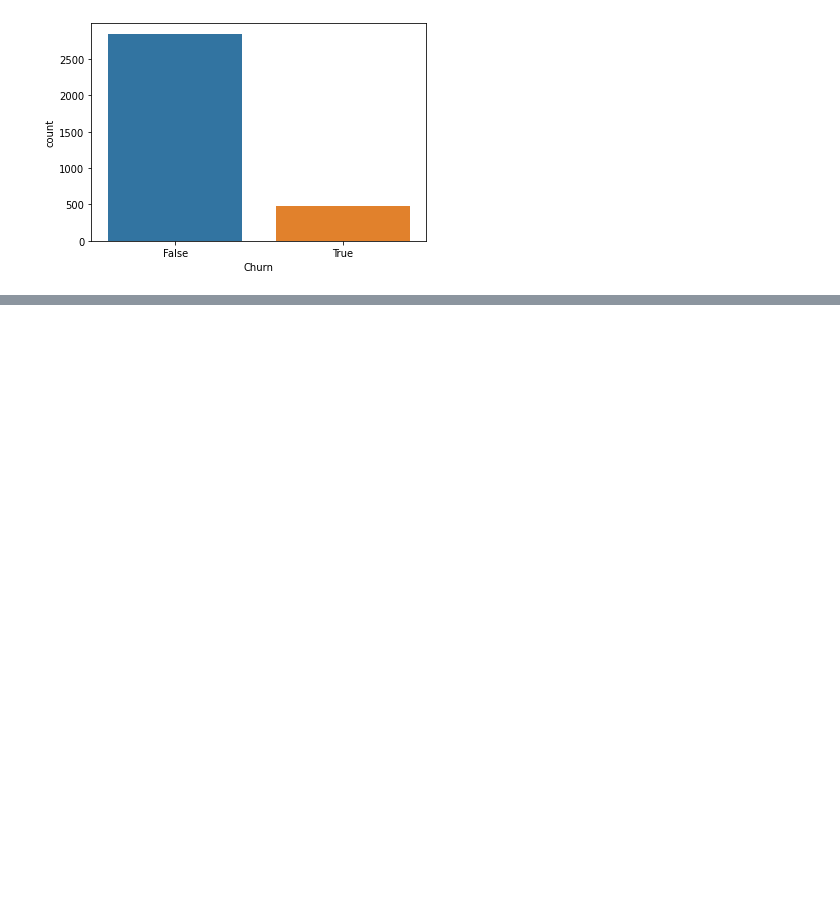
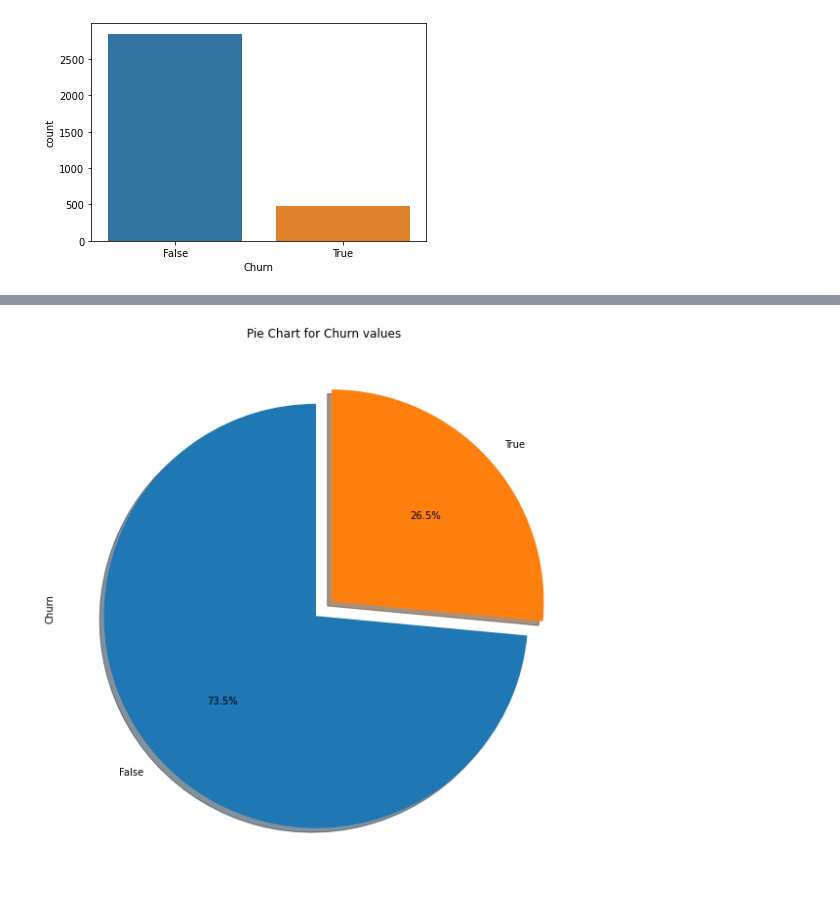
Before and after one commit to Anant-DS/EDA--Telecom_churn, a Jupyter notebook: Telecom churn analysis_AP.ipynb, the cells around one changed output, grey strips where cells are left out. Saved outputs shown, nothing was run; the diff lists cells and outputs as text; code cells hidden in the pictures; blank space fills up the shorter version.

```diff
--- a/Telecom churn analysis_AP.ipynb
+++ b/Telecom churn analysis_AP.ipynb
@@ -112,0 +150,6 @@ plt.rcParams['figure.figsize'] = (12, 7)
+# %%
+state_CA ['Churn'].value_counts().plot.pie(explode=[0.05,0.05], autopct='%1.1f%%',  startangle=90,shadow=True, figsize=(10,10))
+plt.title('Pie Chart for Churn values')
+plt.show()
+# %% [output]
+[figure, added]
```
Also changed, not shown: parts of 12 cells of this notebook.
